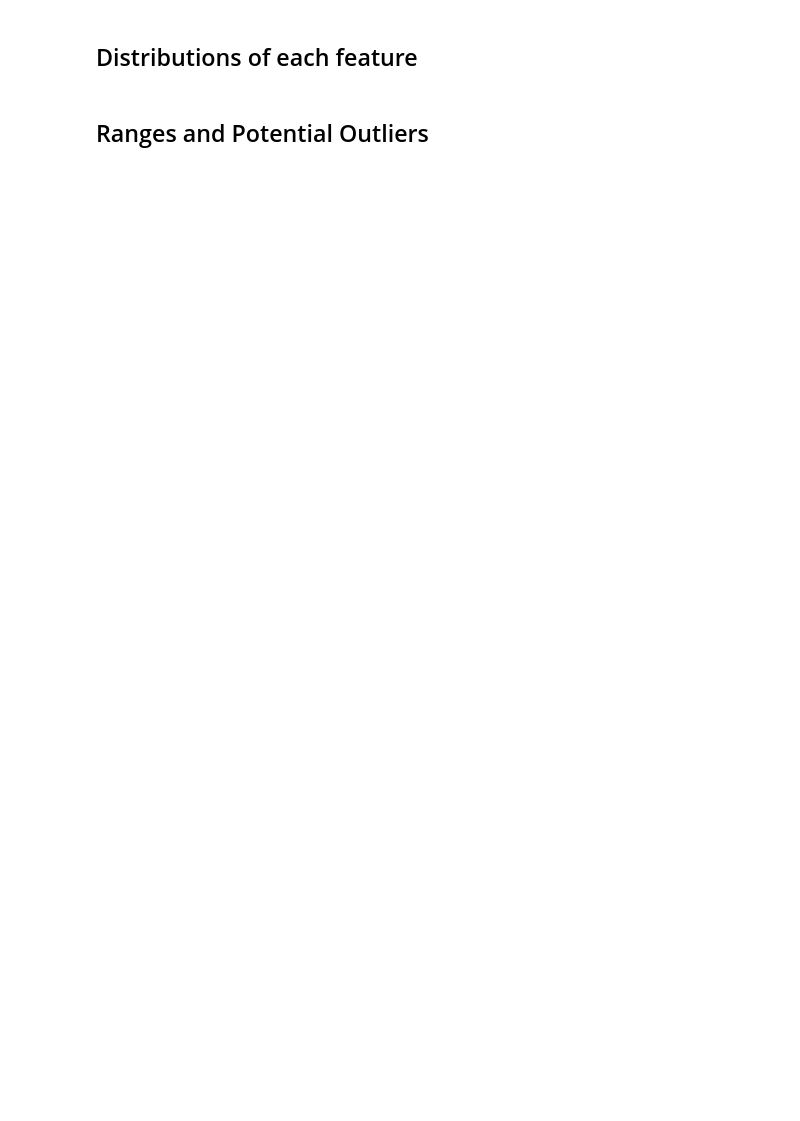
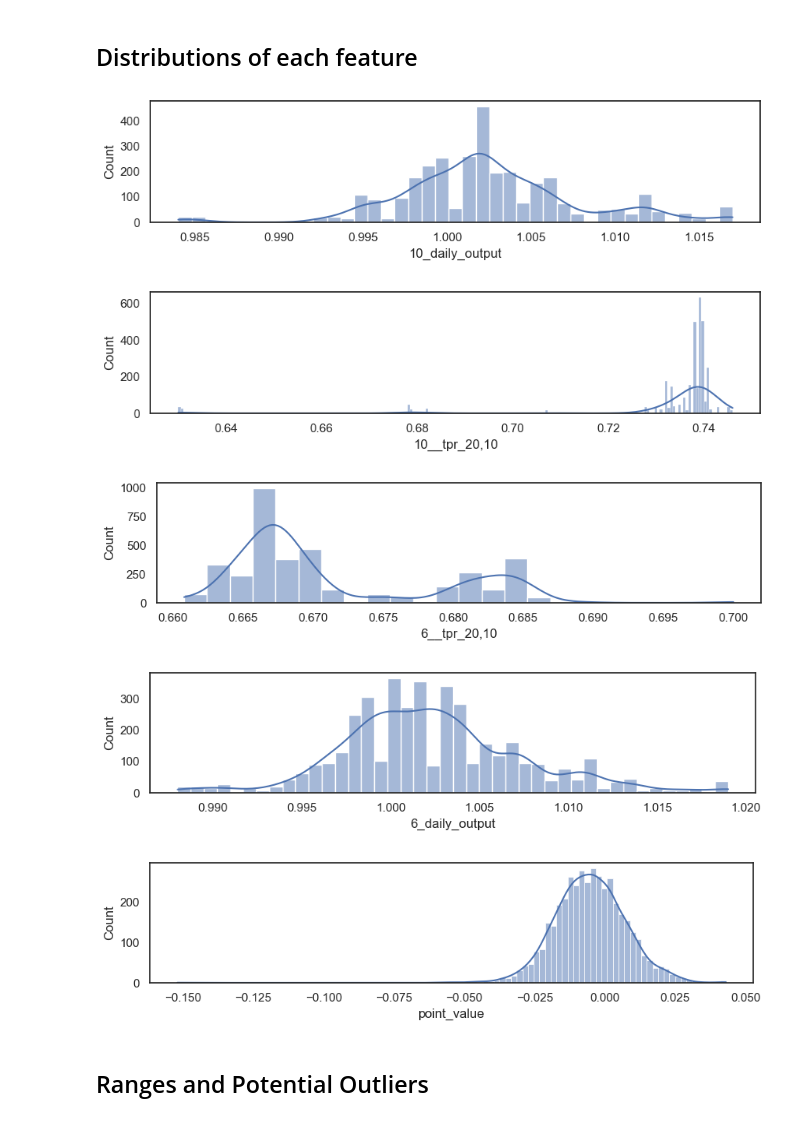
Before and after one commit to Yufengx1/ds-project-group-30, a Jupyter notebook: Numerical Variable Analysis.ipynb, the cells around one changed output. Cells and saved outputs as stored; diff of their text form; code cells hidden in the pictures; blank space fills up the shorter version.

```diff
--- a/Numerical Variable Analysis.ipynb
+++ b/Numerical Variable Analysis.ipynb
@@ -441,14 +430,20 @@ numerical_columns
 # %% [markdown]
 ## Distributions of each feature
 # %%
-# num_filled_cells = len(numerical_columns)-1 #7
-# for i in range(num_filled_cells):
-#     sns.set(rc={'figure.figsize':(10,2)})
-#     sns.set_style("white")
-#     sns.histplot(df[numerical_columns[i]], color = "C0", kde = True)
-#     file_name = "Histogram--" + str(numerical_columns[i])
-#     # plt.savefig("Figures/Histograms/"+file_name)
-#     plt.show()
+num_filled_cells = len(numerical_columns)-1 #7
+for i in range(num_filled_cells):
+    sns.set(rc={'figure.figsize':(10,2)})
+    sns.set_style("white")
+    sns.histplot(df[numerical_columns[i]], color = "C0", kde = True)
+    file_name = "Histogram--" + str(numerical_columns[i])
+    # plt.savefig("Figures/Histograms/"+file_name)
+    plt.show()
+# %% [output]
+[figure, added]
+[figure, added]
+[figure, added]
+[figure, added]
+[figure, added]
 # %%
 # # rows = 7
 # # cols = 3
```
Also changed, not shown: parts of 13 cells of this notebook, 4 other files.
